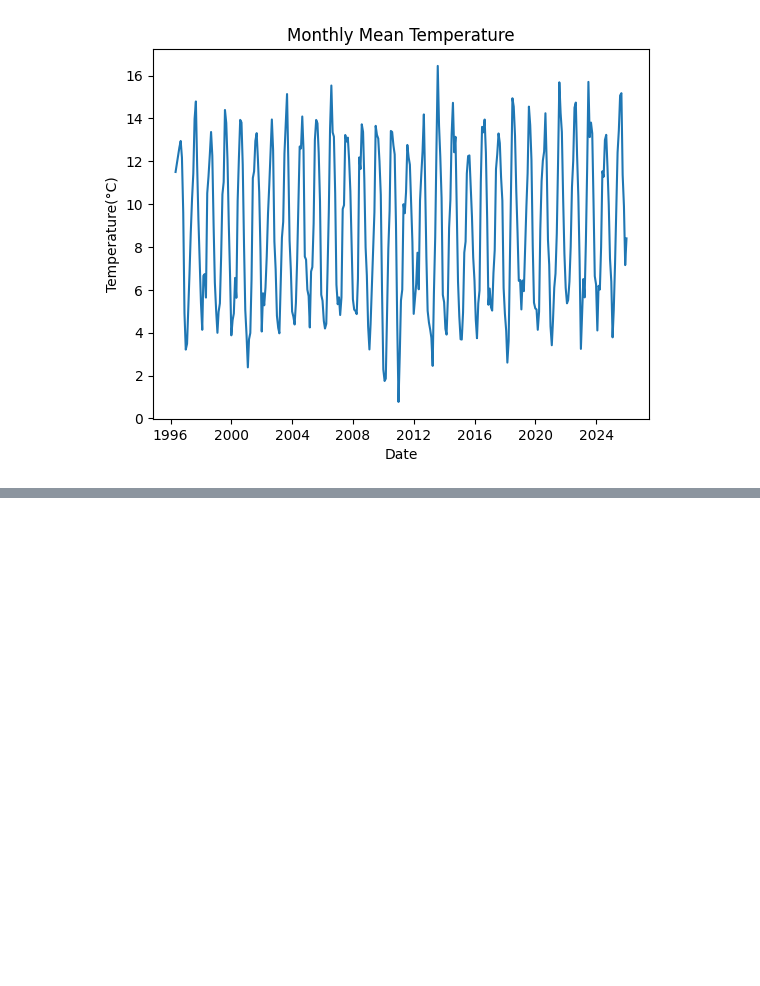
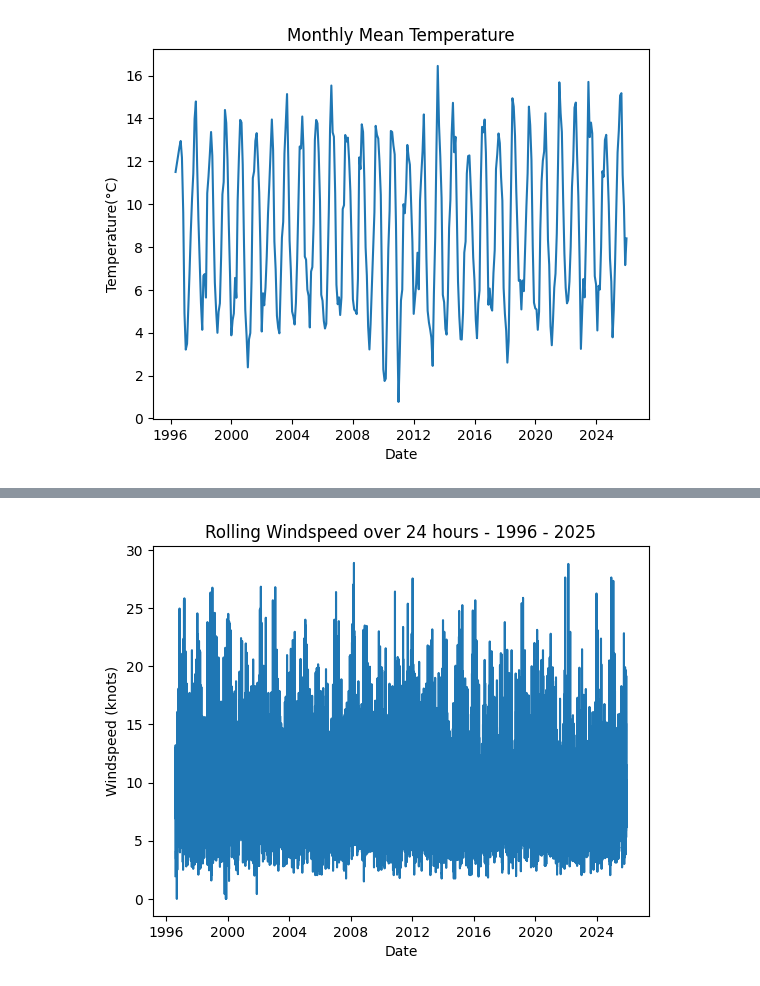
Before and after one commit to Mr-Scarf/programming-for-data-analytics, a Jupyter notebook: assignments/assignment_6_Weather.ipynb, the cells around one changed output, grey strips where cells are left out. Cells and saved outputs as stored; diff of their text form; code cells hidden in the pictures; blank space fills up the shorter version.

```diff
--- a/assignments/assignment_6_Weather.ipynb
+++ b/assignments/assignment_6_Weather.ipynb
@@ -120,0 +143,15 @@ plt.show()
+# %%
+#B)
+#ii)The rolling windspeed (say over 24 hours)
+
+# Calculate rolling windspeed over 24 hours
+# https://pandas.pydata.org/pandas-docs/stable/reference/api/pandas.DataFrame.rolling.html
+rolling_wind = cleandf['wdsp'].rolling(window=24).mean()
+# Plot the rolling windspeed
+sns.lineplot(x=rolling_wind.index, y=rolling_wind) # REF - https://seaborn.pydata.org/generated/seaborn.lineplot.html - data not required when passing x & y directly and not a dataframe
+plt.title("Rolling Windspeed over 24 hours - 1996 - 2025")
+plt.xlabel("Date")
+plt.ylabel("Windspeed (knots)") # Unit from dataset documentation
+plt.show()
+# %% [output]
+[figure, added]
```
Also changed, not shown: parts of 5 cells of this notebook.
